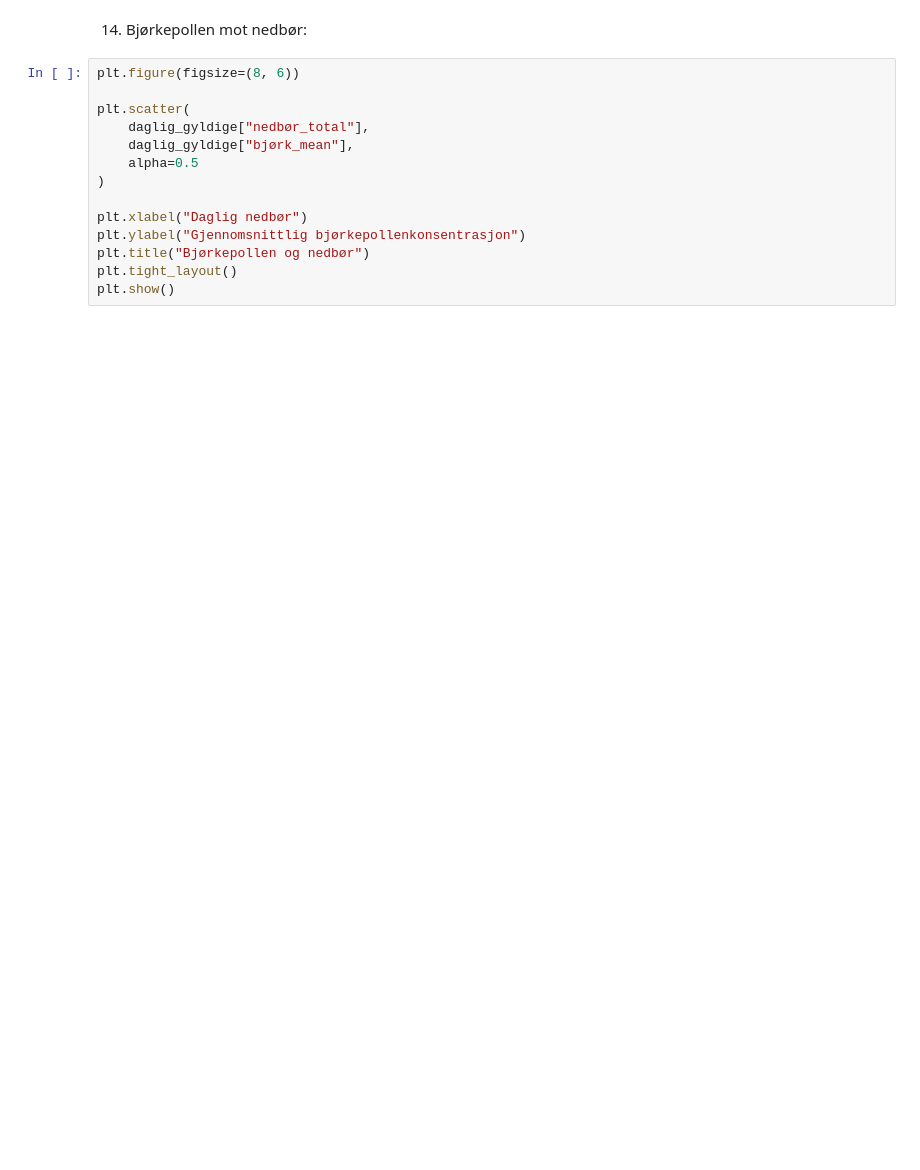
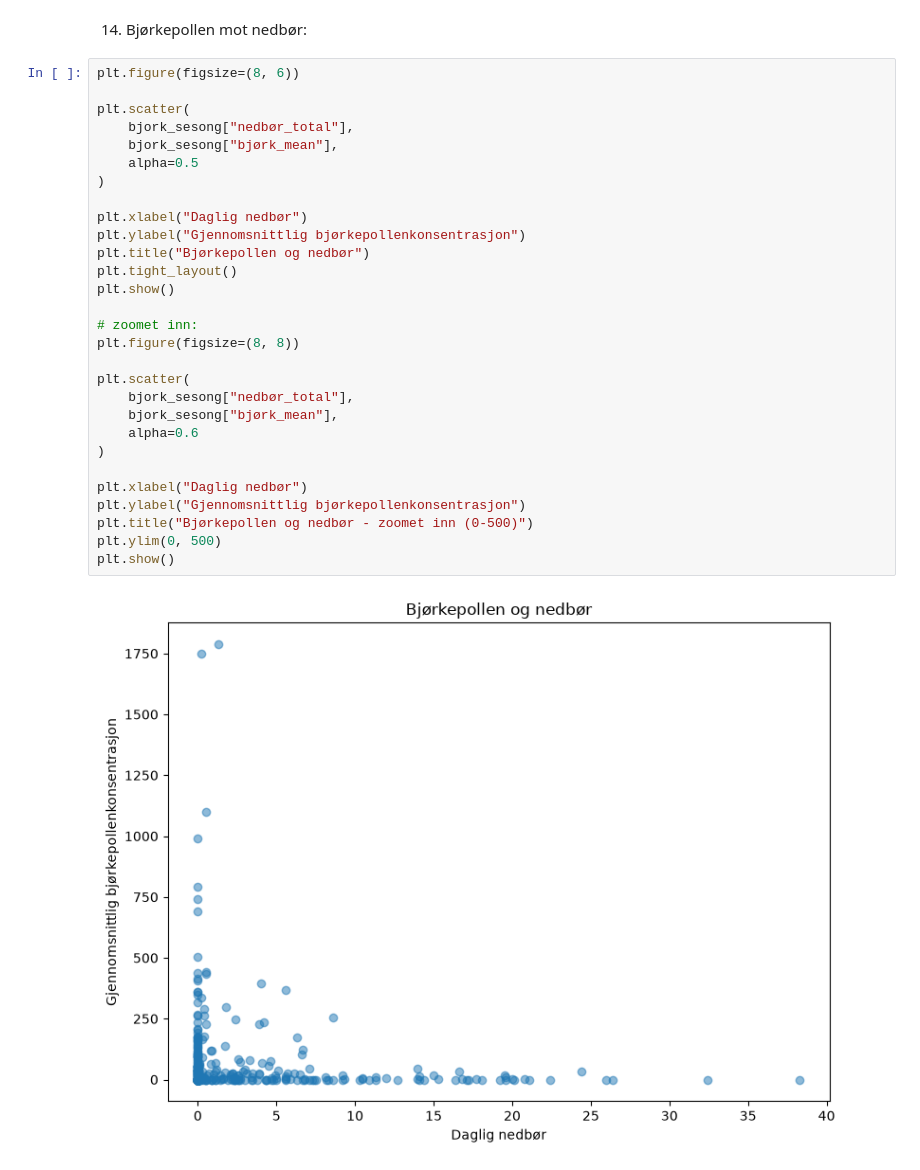
Before and after one commit to h676620/DATA3800-pollen-prediction, a Jupyter notebook: notebooks/bjork.ipynb, the cells around one changed output. Saved outputs shown, nothing was run; the diff lists cells and outputs as text; blank space fills up the shorter version.

```diff
--- a/notebooks/bjork.ipynb
+++ b/notebooks/bjork.ipynb
@@ -264,14 +357,31 @@ plt.show()
 # %%
 plt.figure(figsize=(8, 6))
 
 plt.scatter(
-    daglig_gyldige["nedbør_total"],
-    daglig_gyldige["bjørk_mean"],
+    bjork_sesong["nedbør_total"],
+    bjork_sesong["bjørk_mean"],
     alpha=0.5
 )
 
 plt.xlabel("Daglig nedbør")
 plt.ylabel("Gjennomsnittlig bjørkepollenkonsentrasjon")
 plt.title("Bjørkepollen og nedbør")
 plt.tight_layout()
 plt.show()
+
+# zoomet inn:
+plt.figure(figsize=(8, 8))
+
+plt.scatter(
+    bjork_sesong["nedbør_total"],
+    bjork_sesong["bjørk_mean"],
+    alpha=0.6
+)
+
+plt.xlabel("Daglig nedbør")
+plt.ylabel("Gjennomsnittlig bjørkepollenkonsentrasjon")
+plt.title("Bjørkepollen og nedbør - zoomet inn (0-500)")
+plt.ylim(0, 500)
+plt.show()
+# %% [output]
+[figure, added]
```
Also changed, not shown: parts of 23 cells of this notebook, 1 other file.
